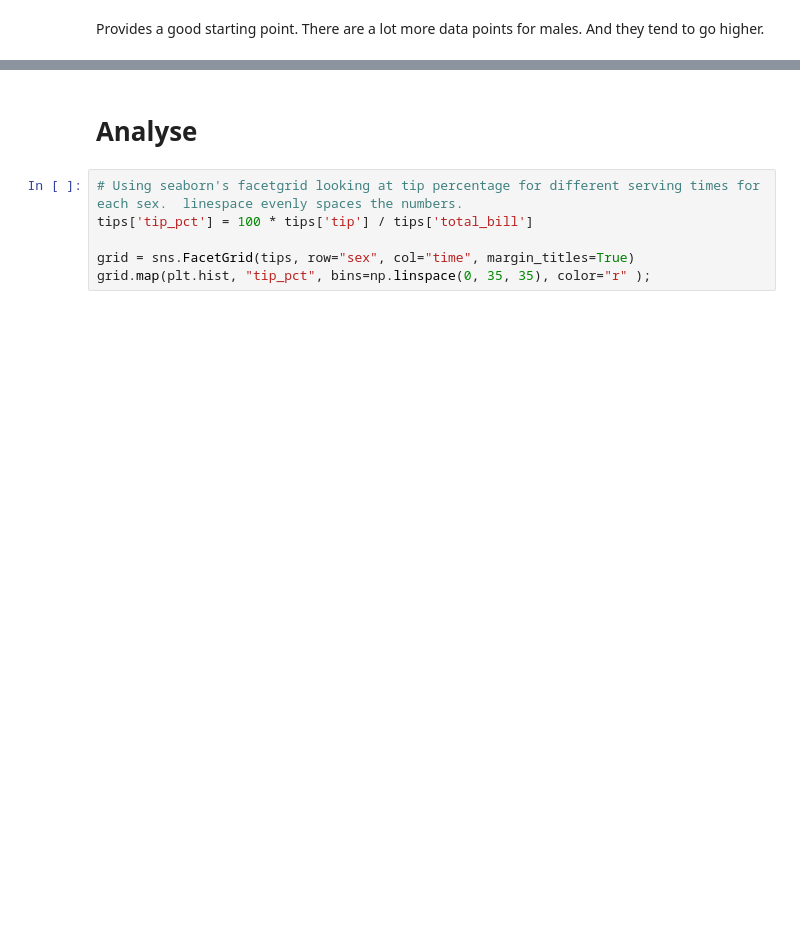
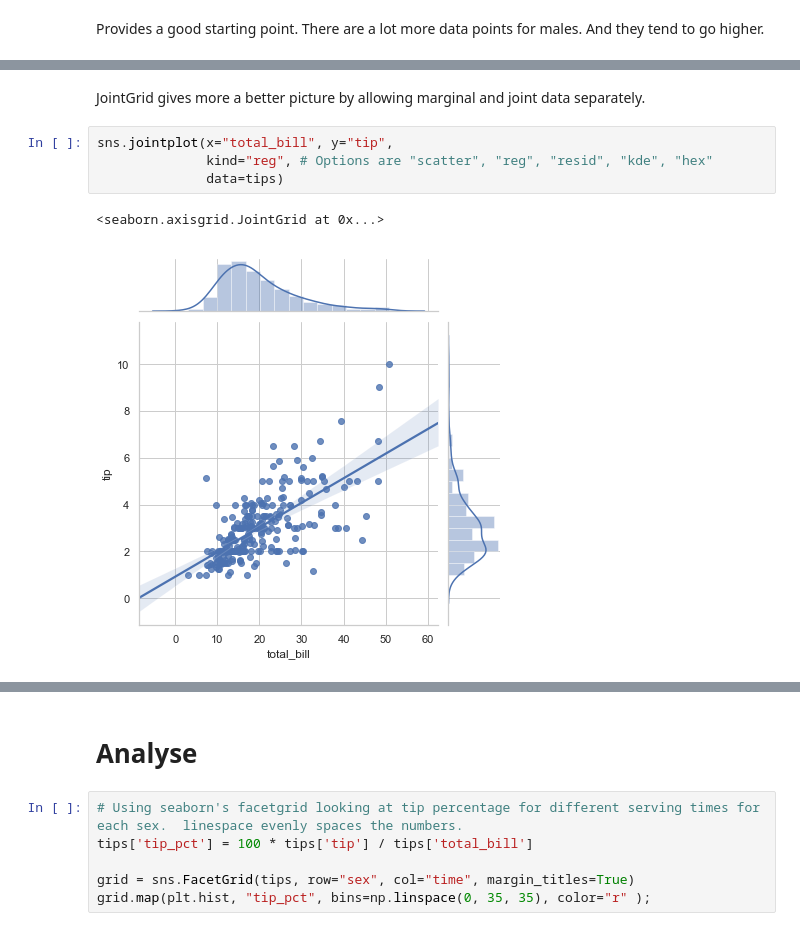
Before and after one commit to bexiturley/Fundamentals-of-Data-Analysis-Assessment-2019, a Jupyter notebook: reorderTips.ipynb, the cells around one changed output, grey strips where cells are left out. Drawn from its saved outputs; the diff is of its cells as text; blank space fills up the shorter version.

```diff
--- a/reorderTips.ipynb
+++ b/reorderTips.ipynb
@@ -716,0 +723,9 @@ g.plot_marginals(sns.distplot)
+# %% [markdown]
+JointGrid gives more a better picture by allowing marginal and joint data separately.
+# %%
+sns.jointplot(x="total_bill", y="tip",
+              kind="reg", # Options are "scatter", "reg", "resid", "kde", "hex"
+              data=tips)
+# %% [output]
+<seaborn.axisgrid.JointGrid at 0x...>
+[figure, added]
```
Also changed, not shown: parts of 45 cells of this notebook.
